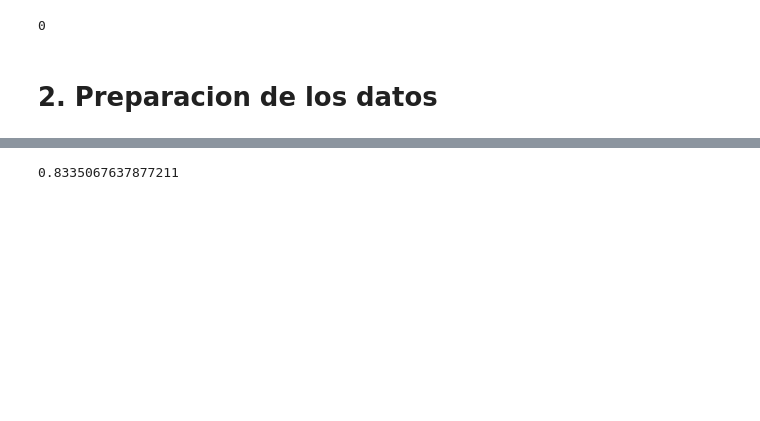
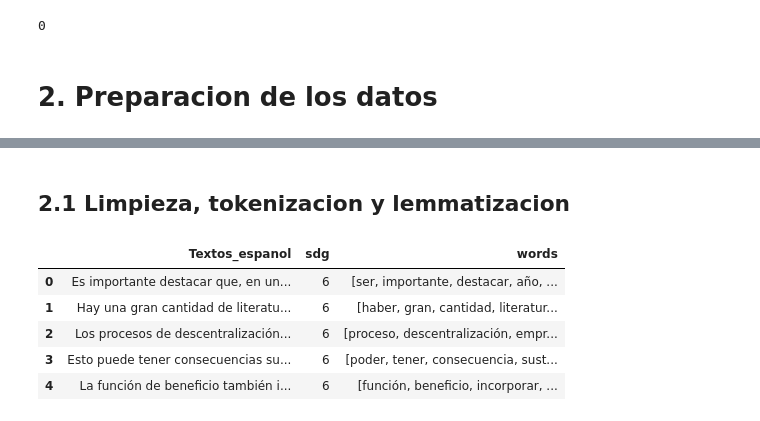
Before and after one commit to afborda20/proyectoBI2023, a Jupyter notebook: Proyecto1.ipynb, the cells around one changed output, grey strips where cells are left out. Saved outputs shown, nothing was run; the diff lists cells and outputs as text; code cells hidden in the pictures; blank space fills up the shorter version.

```diff
--- a/Proyecto1.ipynb
+++ b/Proyecto1.ipynb
@@ -524,4 +161,2 @@ weighted avg       0.83      0.83      0.83       961
-# %%
-accuracy_score(y_test, predicted)
-# %% [output]
-0.8335067637877211
+# %% [markdown]
+## 2.1 Limpieza, tokenizacion y lemmatizacion
@@ -527,0 +247,10 @@ accuracy_score(y_test, predicted)
+# %%
+#Visualizar los cambios
+df_ODS_Pre.head()
+# %% [output]
+|  | Textos_espanol | sdg | words |
+| 0 | Es importante destacar que, en un... | 6 | [ser, importante, destacar, año, ... |
+| 1 | Hay una gran cantidad de literatu... | 6 | [haber, gran, cantidad, literatur... |
+| 2 | Los procesos de descentralización... | 6 | [proceso, descentralización, empr... |
+| 3 | Esto puede tener consecuencias su... | 6 | [poder, tener, consecuencia, sust... |
+| 4 | La función de beneficio también i... | 6 | [función, beneficio, incorporar, ... |
```
Also changed, not shown: parts of 44 cells of this notebook, 1 other file.
